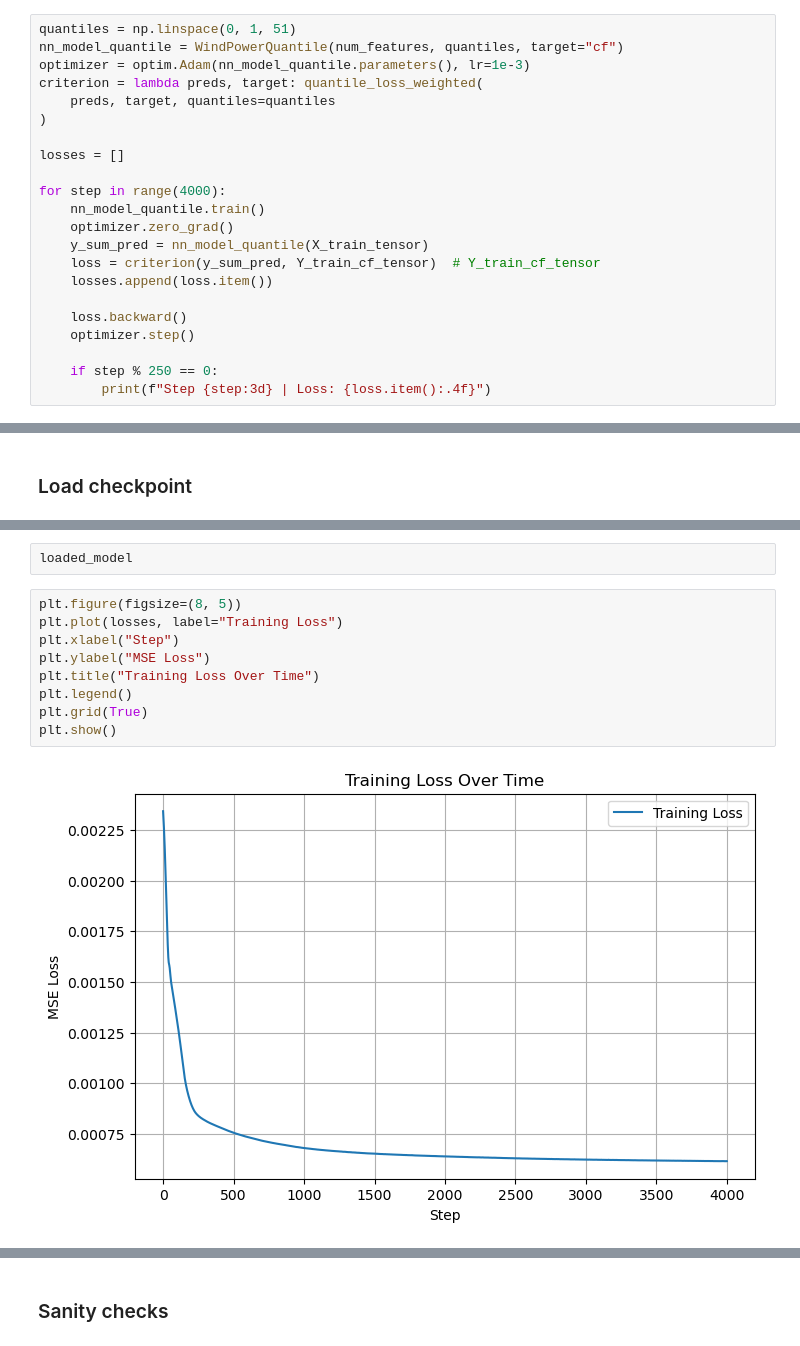
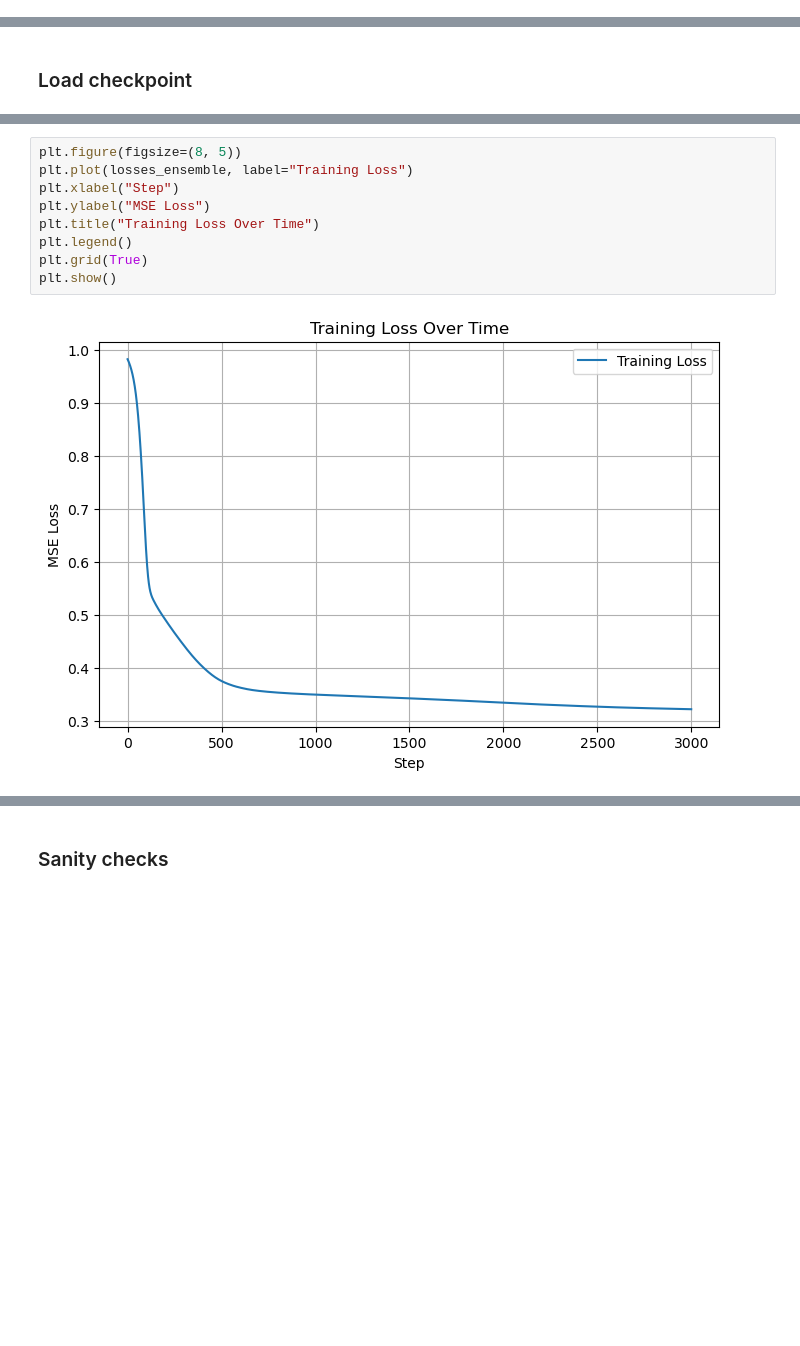
Before and after one commit to noemiwbr/master_thesis, a Jupyter notebook: notebooks/windpower_forecast_detQuantile.ipynb, the cells around one changed output, grey strips where cells are left out. Cells and saved outputs as stored; diff of their text form; blank space fills up the shorter version.

Commit message:
ensemble model and cleaner plots

```diff
--- a/notebooks/windpower_forecast_detQuantile.ipynb
+++ b/notebooks/windpower_forecast_detQuantile.ipynb
@@ -171,25 +244,3 @@ def quantile_loss_weighted(preds, target, quantiles):
 
 def phys_penalty(q, lam=1):
     return lam * torch.mean(torch.relu(-q) ** 2)
-# %%
-quantiles = np.linspace(0, 1, 51)
-nn_model_quantile = WindPowerQuantile(num_features, quantiles, target="cf")
-optimizer = optim.Adam(nn_model_quantile.parameters(), lr=1e-3)
-criterion = lambda preds, target: quantile_loss_weighted(
-    preds, target, quantiles=quantiles
-)
-
-losses = []
-
-for step in range(4000):
-    nn_model_quantile.train()
-    optimizer.zero_grad()
-    y_sum_pred = nn_model_quantile(X_train_tensor)
-    loss = criterion(y_sum_pred, Y_train_cf_tensor)  # Y_train_cf_tensor
-    losses.append(loss.item())
-
-    loss.backward()
-    optimizer.step()
-
-    if step % 250 == 0:
-        print(f"Step {step:3d} | Loss: {loss.item():.4f}")
@@ -234,13 +425,11 @@ loaded_model, checkpoint_data = load_torch_model(
-# %%
-loaded_model
 # %%
 plt.figure(figsize=(8, 5))
-plt.plot(losses, label="Training Loss")
+plt.plot(losses_ensemble, label="Training Loss")
 plt.xlabel("Step")
 plt.ylabel("MSE Loss")
 plt.title("Training Loss Over Time")
 plt.legend()
 plt.grid(True)
 plt.show()
 # %% [output]
-[figure, old version]
+[figure, new version]
```
Also changed, not shown: parts of 47 cells of this notebook, 1 other file.
